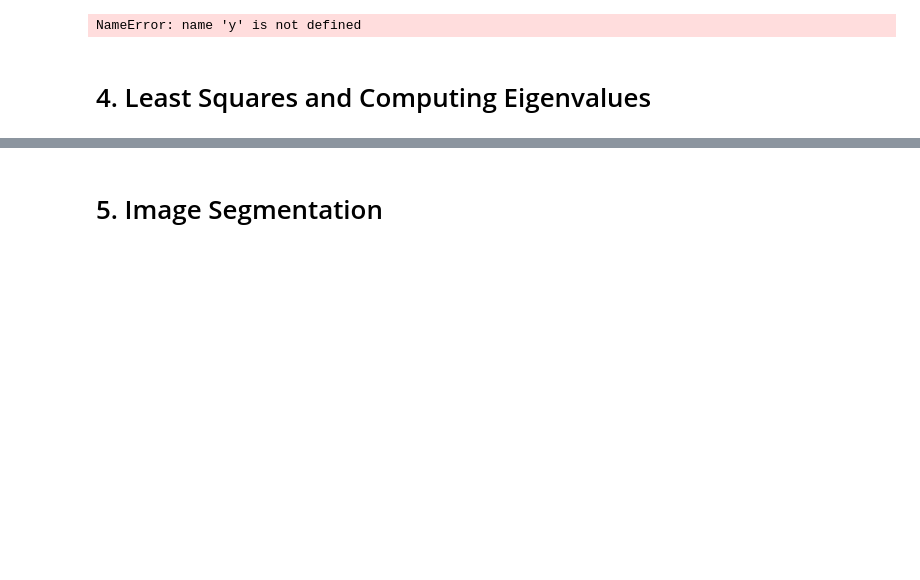
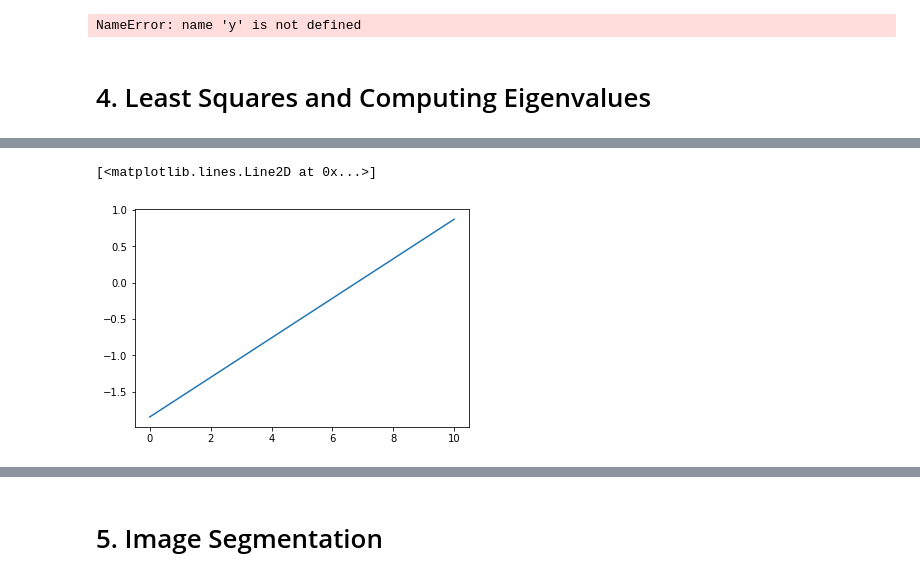
Before and after one commit to davidwhiting/Labs, a Jupyter notebook: Volume1.ipynb, the cells around one changed output, grey strips where cells are left out. Drawn from its saved outputs; the diff is of its cells as text; code cells hidden in the pictures; blank space fills up the shorter version.

```diff
--- a/Volume1.ipynb
+++ b/Volume1.ipynb
@@ -487,0 +505,5 @@ la.norm(A1 - A, <<ord>>=np.inf) / la.norm(A, <<ord>>=np.inf)
+# %%
+plt.plot(x, a*x + b, label="Least Squares Fit")
+# %% [output]
+[<matplotlib.lines.Line2D at 0x...>]
+[figure, added]
```
Also changed, not shown: parts of 10 cells of this notebook, 1 other file.
